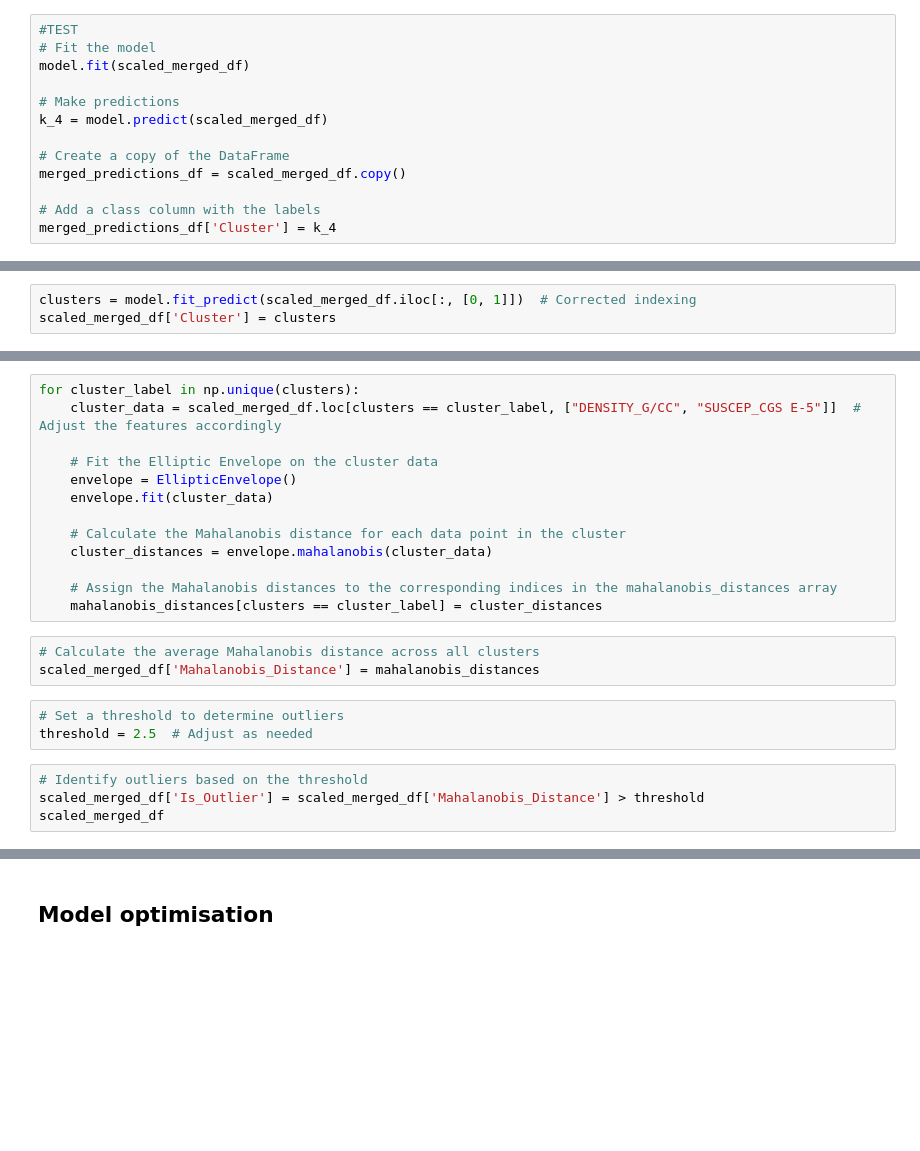
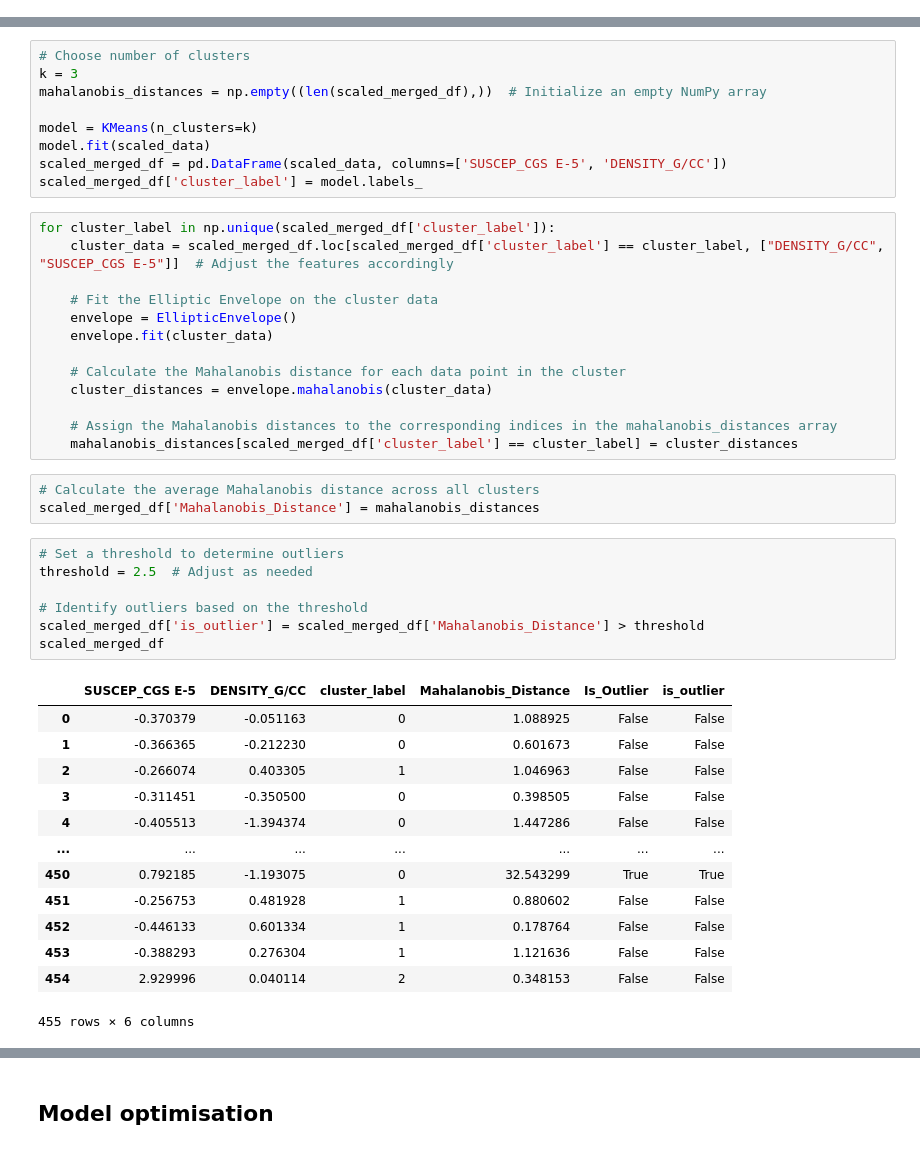
Before and after one commit to lcardsvr/Geophysical-Tool-Response-Project, a Jupyter notebook: ML_model_train.ipynb, the cells around one changed output, grey strips where cells are left out. Cells and saved outputs as stored; diff of their text form; blank space fills up the shorter version.

```diff
--- a/ML_model_train.ipynb
+++ b/ML_model_train.ipynb
@@ -252,13 +179,0 @@ scaled_merged_df['is_outlier'] = scaled_merged_df['min_mahalanobis_distance'] >
-# %%
-#TEST
-# Fit the model
-model.fit(scaled_merged_df)
-
-# Make predictions
-k_4 = model.predict(scaled_merged_df)
-
-# Create a copy of the DataFrame
-merged_predictions_df = scaled_merged_df.copy()
-
-# Add a class column with the labels
-merged_predictions_df['Cluster'] = k_4
@@ -303,4 +189 @@ merged_predictions_df
-# %%
-clusters = model.fit_predict(scaled_merged_df.iloc[:, [0, 1]])  # Corrected indexing
-scaled_merged_df['Cluster'] = clusters
 # %%
@@ -337,6 +200,15 @@ array([0., 0., 0., 0., 0., 0., 0., 0., 0., 0., 0., 0., 0., 0., 0., 0., 0.,
+# %%
+# Choose number of clusters
+k = 3
+mahalanobis_distances = np.empty((len(scaled_merged_df),))  # Initialize an empty NumPy array
+
+model = KMeans(n_clusters=k)
+model.fit(scaled_data)
+scaled_merged_df = pd.DataFrame(scaled_data, columns=['SUSCEP_CGS E-5', 'DENSITY_G/CC'])
+scaled_merged_df['cluster_label'] = model.labels_
 # %%
-for cluster_label in np.unique(clusters):
-    cluster_data = scaled_merged_df.loc[clusters == cluster_label, ["DENSITY_G/CC", "SUSCEP_CGS E-5"]]  # Adjust the features accordingly
+for cluster_label in np.unique(scaled_merged_df['cluster_label']):
+    cluster_data = scaled_merged_df.loc[scaled_merged_df['cluster_label'] == cluster_label, ["DENSITY_G/CC", "SUSCEP_CGS E-5"]]  # Adjust the features accordingly
 
     # Fit the Elliptic Envelope on the cluster data
     envelope = EllipticEnvelope()
@@ -346,14 +218,28 @@ for cluster_label in np.unique(clusters):
     cluster_distances = envelope.mahalanobis(cluster_data)
 
     # Assign the Mahalanobis distances to the corresponding indices in the mahalanobis_distances array
-    mahalanobis_distances[clusters == cluster_label] = cluster_distances
+    mahalanobis_distances[scaled_merged_df['cluster_label'] == cluster_label] = cluster_distances
 # %%
 # Calculate the average Mahalanobis distance across all clusters
 scaled_merged_df['Mahalanobis_Distance'] = mahalanobis_distances
 # %%
 # Set a threshold to determine outliers
 threshold = 2.5  # Adjust as needed
+
+# Identify outliers based on the threshold
+scaled_merged_df['is_outlier'] = scaled_merged_df['Mahalanobis_Distance'] > threshold
+scaled_merged_df
+# %% [output]
+|  | SUSCEP_CGS E-5 | DENSITY_G/CC | cluster_label | Mahalanobis_Distance | Is_Outlier | is_outlier |
+| 0 | -0.370379 | -0.051163 | 0 | 1.088925 | False | False |
+| 1 | -0.366365 | -0.212230 | 0 | 0.601673 | False | False |
+| 2 | -0.266074 | 0.403305 | 1 | 1.046963 | False | False |
+| 3 | -0.311451 | -0.350500 | 0 | 0.398505 | False | False |
+| 4 | -0.405513 | -1.394374 | 0 | 1.447286 | False | False |
+| ... | ... | ... | ... | ... | ... | ... |
+| 450 | 0.792185 | -1.193075 | 0 | 32.543299 | True | True |
+| 451 | -0.256753 | 0.481928 | 1 | 0.880602 | False | False |
+| 452 | -0.446133 | 0.601334 | 1 | 0.178764 | False | False |
+| 453 | -0.388293 | 0.276304 | 1 | 1.121636 | False | False |
+| 454 | 2.929996 | 0.040114 | 2 | 0.348153 | False | False |
+455 rows × 6 columns
-# %%
-# Identify outliers based on the threshold
-scaled_merged_df['Is_Outlier'] = scaled_merged_df['Mahalanobis_Distance'] > threshold
-scaled_merged_df
```
Also changed, not shown: parts of 34 cells of this notebook.
